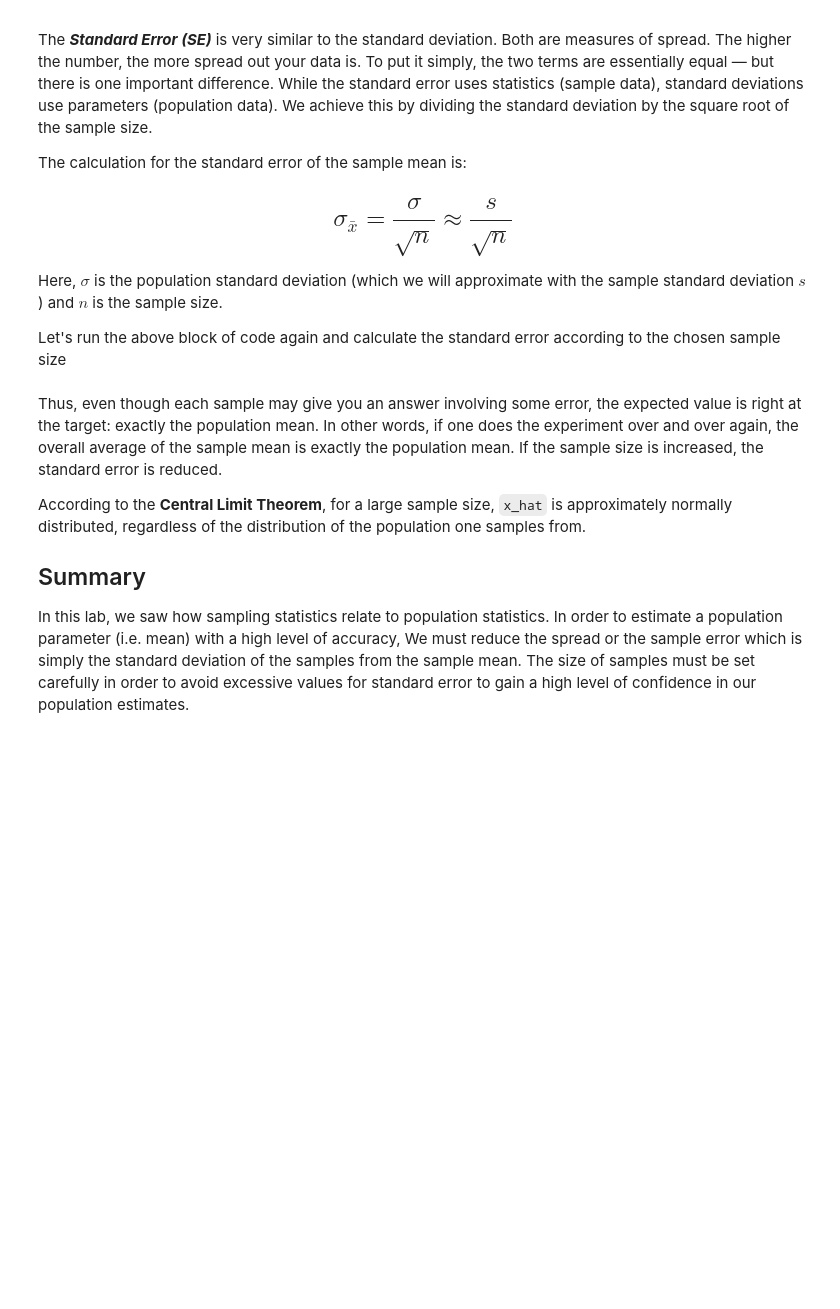
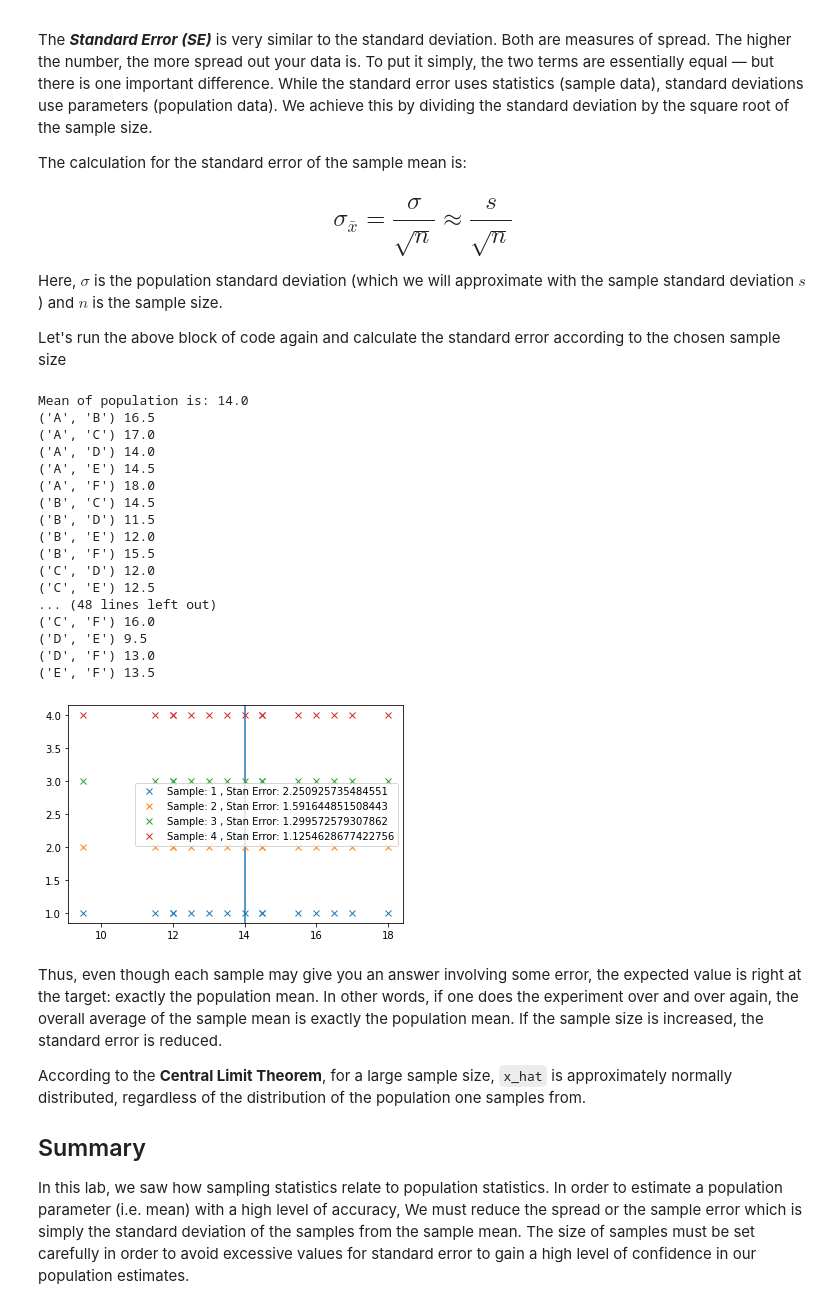
Before and after one commit to kmmooney/dsc-sampling-statistics-lab, a Jupyter notebook: index.ipynb, the cells around one changed output. Saved outputs shown, nothing was run; the diff lists cells and outputs as text; code cells hidden in the pictures; blank space fills up the shorter version.

```diff
--- a/index.ipynb
+++ b/index.ipynb
@@ -325,19 +385,45 @@ Let's run the above block of code again and calculate the standard error accordi
 # %%
 # Create empty lists for storing sample means, combinations and standard error for each iteration
 means_list = []
 combs_list = []
 err_list = []
 # Create a for loop with changing sample sizes
-
+plt.axvline(mu)
     # Calculate combinations, means as earlier, append to relevant lists
 
+for i in range(1,5):
+    combs, means = sample_means(n, pumpkin_dict)
 
+    combs_list.append(combs)
+    means_list.append(means)
 
     # Calculate and append the standard error by dividing sample means with square root of sample size
-
+    stan_err = np.std(means)/ np.sqrt(i)
+    err_list.append(stan_err)
 
 
     # Visualize sample spread and standard error values for each sample
+    plt.plot(means, np.zeros_like(means) + i, 'x', label ="Sample: "+ str(i) + " , Stan Error: "+ str(stan_err) )
+    plt.legend()
+# %% [output]
+Mean of population is: 14.0
+('A', 'B') 16.5
+('A', 'C') 17.0
+('A', 'D') 14.0
+('A', 'E') 14.5
+('A', 'F') 18.0
+('B', 'C') 14.5
+('B', 'D') 11.5
+('B', 'E') 12.0
+('B', 'F') 15.5
+('C', 'D') 12.0
+('C', 'E') 12.5
+... (48 lines left out)
+('C', 'F') 16.0
+('D', 'E') 9.5
+('D', 'F') 13.0
+('E', 'F') 13.5
+[figure, added]
 # %% [markdown]
 Thus, even though each sample may give you an answer involving some error, the expected value is right at the target: exactly the population mean. In other words, if one does the experiment over and over again, the overall average of the sample mean is exactly the population mean. If the sample size is increased, the standard error is reduced.
 
```
Also changed, not shown: parts of 3 cells of this notebook.
